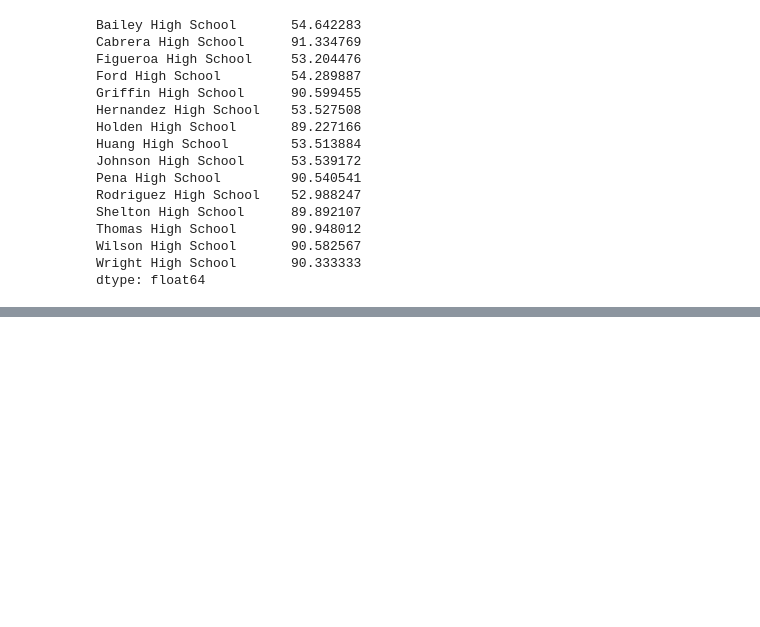
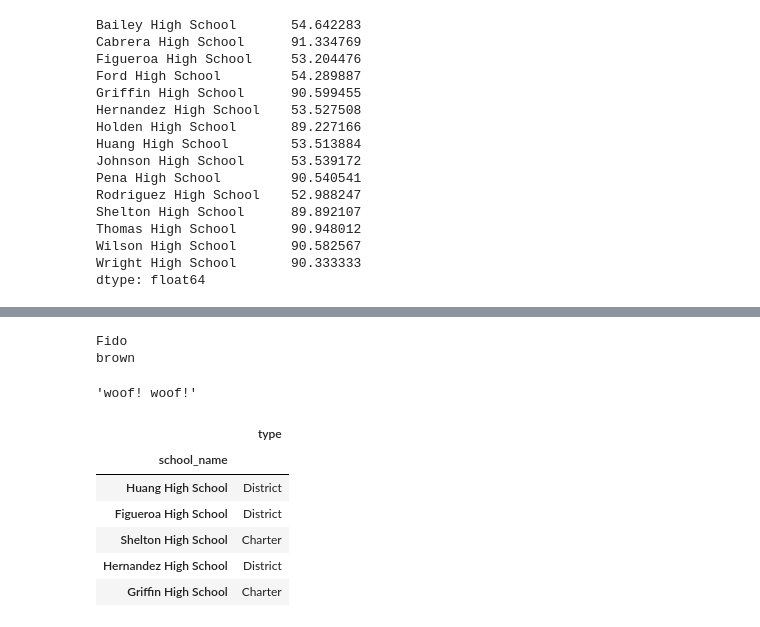
Before and after one commit to helmjack317/School_District_Analysis, a Jupyter notebook: PyCitySchools.ipynb, the cells around one changed output, grey strips where cells are left out. Cells and saved outputs as stored; diff of their text form; code cells hidden in the pictures; blank space fills up the shorter version.

```diff
--- a/PyCitySchools.ipynb
+++ b/PyCitySchools.ipynb
@@ -764,0 +807,19 @@ per_school_summary_df.head()
+# %%
+first_dog = Dog('Fido', 'brown', 'woof!')
+print(    first_dog.name)
+print(first_dog.color)
+first_dog.bark()
+# %% [output]
+Fido
+brown
+'woof! woof!'
+# %%
+df.head()
+# %% [output]
+|  | type |
+| school_name |  |
+| Huang High School | District |
+| Figueroa High School | District |
+| Shelton High School | Charter |
+| Hernandez High School | District |
+| Griffin High School | Charter |
```
Also changed, not shown: parts of 5 cells of this notebook.
